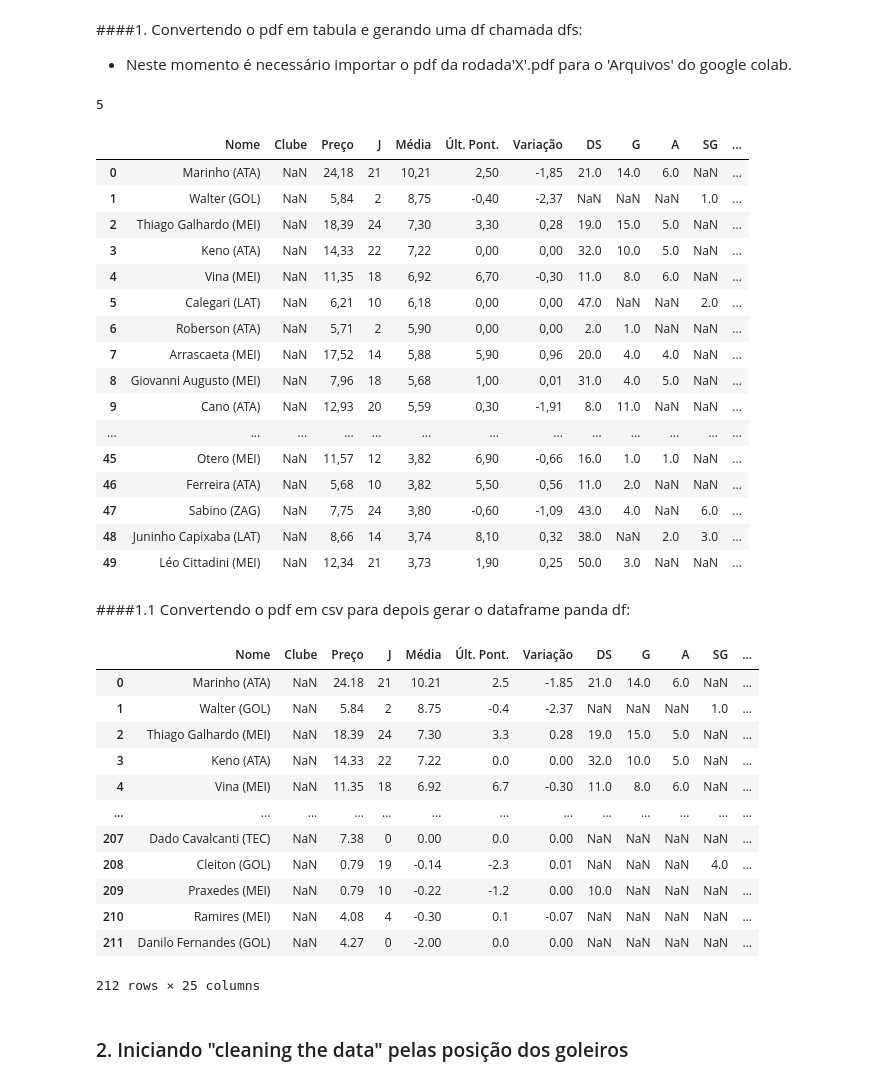
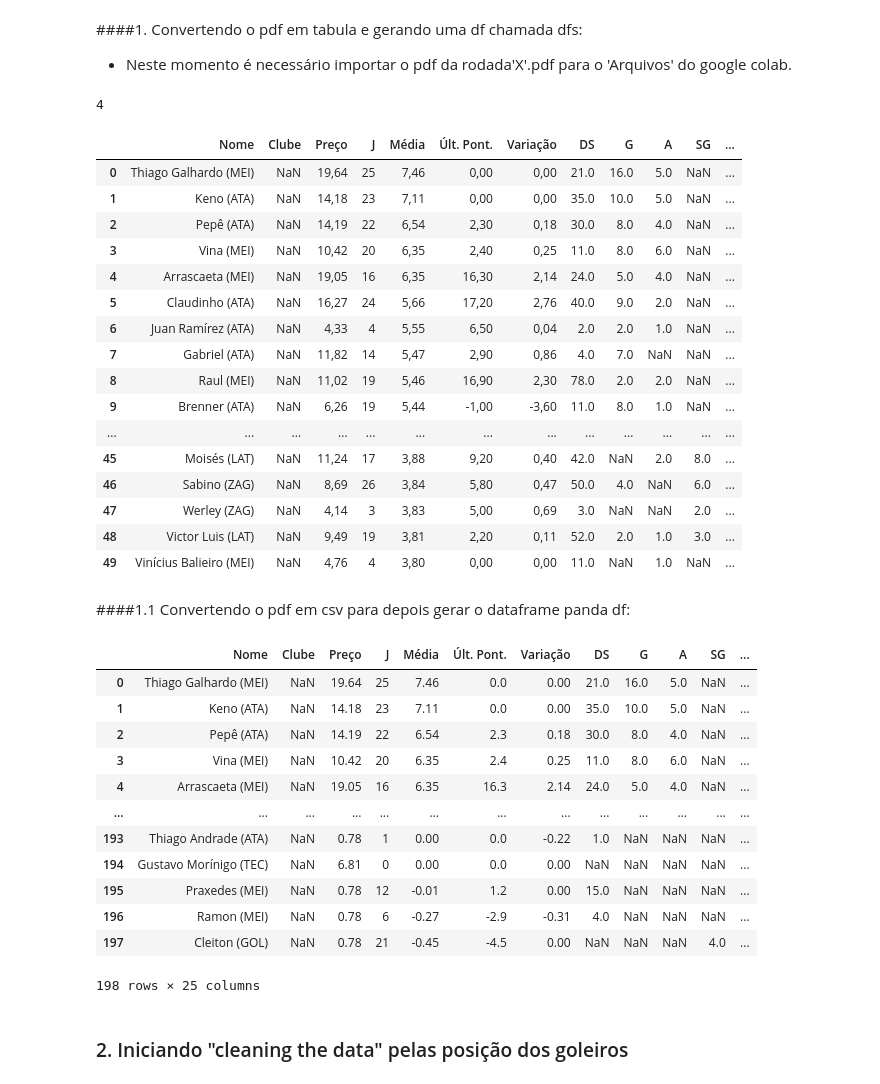
Before and after one commit to guilherme-am/CartolaFC, a Jupyter notebook: Cópia_de_cartolaFC_Escalação_meudataset.ipynb, the cells around one changed output. Drawn from its saved outputs; the diff is of its cells as text; code cells hidden in the pictures.

```diff
--- a/Cópia_de_cartolaFC_Escalação_meudataset.ipynb
+++ b/Cópia_de_cartolaFC_Escalação_meudataset.ipynb
@@ -62,36 +64,36 @@ mac_ver: ('', ('', '', ''), '')
 # %%
 import numpy as np
 import matplotlib.pyplot as plt
 from matplotlib.ticker import StrMethodFormatter
 import pandas as pd
 import tabula
 
 #inserir path do pdf da rodada aqui (rodada'X'.pdf):
-pdf_path = '/content/rodada27.pdf'
+pdf_path = '/content/rodada29.pdf'
 
 dfs = tabula.read_pdf(pdf_path, pages="all")
 # read_pdf returns list of DataFrames
 print(len(dfs))
 dfs[0]
 # %% [output]
-5
+4
 |  | Nome | Clube | Preço | J | Média | Últ. Pont. | Variação | DS | G | A | SG | ... |
-| 0 | Marinho (ATA) | NaN | 24,18 | 21 | 10,21 | 2,50 | -1,85 | 21.0 | 14.0 | 6.0 | NaN | ... |
-| 1 | Walter (GOL) | NaN | 5,84 | 2 | 8,75 | -0,40 | -2,37 | NaN | NaN | NaN | 1.0 | ... |
-| 2 | Thiago Galhardo (MEI) | NaN | 18,39 | 24 | 7,30 | 3,30 | 0,28 | 19.0 | 15.0 | 5.0 | NaN | ... |
-| 3 | Keno (ATA) | NaN | 14,33 | 22 | 7,22 | 0,00 | 0,00 | 32.0 | 10.0 | 5.0 | NaN | ... |
-| 4 | Vina (MEI) | NaN | 11,35 | 18 | 6,92 | 6,70 | -0,30 | 11.0 | 8.0 | 6.0 | NaN | ... |
-| 5 | Calegari (LAT) | NaN | 6,21 | 10 | 6,18 | 0,00 | 0,00 | 47.0 | NaN | NaN | 2.0 | ... |
-| 6 | Roberson (ATA) | NaN | 5,71 | 2 | 5,90 | 0,00 | 0,00 | 2.0 | 1.0 | NaN | NaN | ... |
-| 7 | Arrascaeta (MEI) | NaN | 17,52 | 14 | 5,88 | 5,90 | 0,96 | 20.0 | 4.0 | 4.0 | NaN | ... |
-| 8 | Giovanni Augusto (MEI) | NaN | 7,96 | 18 | 5,68 | 1,00 | 0,01 | 31.0 | 4.0 | 5.0 | NaN | ... |
-| 9 | Cano (ATA) | NaN | 12,93 | 20 | 5,59 | 0,30 | -1,91 | 8.0 | 11.0 | NaN | NaN | ... |
+| 0 | Thiago Galhardo (MEI) | NaN | 19,64 | 25 | 7,46 | 0,00 | 0,00 | 21.0 | 16.0 | 5.0 | NaN | ... |
+| 1 | Keno (ATA) | NaN | 14,18 | 23 | 7,11 | 0,00 | 0,00 | 35.0 | 10.0 | 5.0 | NaN | ... |
+| 2 | Pepê (ATA) | NaN | 14,19 | 22 | 6,54 | 2,30 | 0,18 | 30.0 | 8.0 | 4.0 | NaN | ... |
+| 3 | Vina (MEI) | NaN | 10,42 | 20 | 6,35 | 2,40 | 0,25 | 11.0 | 8.0 | 6.0 | NaN | ... |
+| 4 | Arrascaeta (MEI) | NaN | 19,05 | 16 | 6,35 | 16,30 | 2,14 | 24.0 | 5.0 | 4.0 | NaN | ... |
+| 5 | Claudinho (ATA) | NaN | 16,27 | 24 | 5,66 | 17,20 | 2,76 | 40.0 | 9.0 | 2.0 | NaN | ... |
+| 6 | Juan Ramírez (ATA) | NaN | 4,33 | 4 | 5,55 | 6,50 | 0,04 | 2.0 | 2.0 | 1.0 | NaN | ... |
+| 7 | Gabriel (ATA) | NaN | 11,82 | 14 | 5,47 | 2,90 | 0,86 | 4.0 | 7.0 | NaN | NaN | ... |
+| 8 | Raul (MEI) | NaN | 11,02 | 19 | 5,46 | 16,90 | 2,30 | 78.0 | 2.0 | 2.0 | NaN | ... |
+| 9 | Brenner (ATA) | NaN | 6,26 | 19 | 5,44 | -1,00 | -3,60 | 11.0 | 8.0 | 1.0 | NaN | ... |
 | ... | ... | ... | ... | ... | ... | ... | ... | ... | ... | ... | ... | ... |
-| 45 | Otero (MEI) | NaN | 11,57 | 12 | 3,82 | 6,90 | -0,66 | 16.0 | 1.0 | 1.0 | NaN | ... |
-| 46 | Ferreira (ATA) | NaN | 5,68 | 10 | 3,82 | 5,50 | 0,56 | 11.0 | 2.0 | NaN | NaN | ... |
-| 47 | Sabino (ZAG) | NaN | 7,75 | 24 | 3,80 | -0,60 | -1,09 | 43.0 | 4.0 | NaN | 6.0 | ... |
-| 48 | Juninho Capixaba (LAT) | NaN | 8,66 | 14 | 3,74 | 8,10 | 0,32 | 38.0 | NaN | 2.0 | 3.0 | ... |
-| 49 | Léo Cittadini (MEI) | NaN | 12,34 | 21 | 3,73 | 1,90 | 0,25 | 50.0 | 3.0 | NaN | NaN | ... |
+| 45 | Moisés (LAT) | NaN | 11,24 | 17 | 3,88 | 9,20 | 0,40 | 42.0 | NaN | 2.0 | 8.0 | ... |
+| 46 | Sabino (ZAG) | NaN | 8,69 | 26 | 3,84 | 5,80 | 0,47 | 50.0 | 4.0 | NaN | 6.0 | ... |
+| 47 | Werley (ZAG) | NaN | 4,14 | 3 | 3,83 | 5,00 | 0,69 | 3.0 | NaN | NaN | 2.0 | ... |
+| 48 | Victor Luis (LAT) | NaN | 9,49 | 19 | 3,81 | 2,20 | 0,11 | 52.0 | 2.0 | 1.0 | 3.0 | ... |
+| 49 | Vinícius Balieiro (MEI) | NaN | 4,76 | 4 | 3,80 | 0,00 | 0,00 | 11.0 | NaN | 1.0 | NaN | ... |
 # %% [markdown]
 ####1.1 Convertendo o pdf em csv para depois gerar o dataframe panda df:
 # %%
@@ -106,24 +108,24 @@ from IPython.display import Image, HTML
 # ------- MÉTODO PARA PASSAR TODAS AS 'VÍRGULAS' DO FICHEIRO PARA 'PONTO'----------
 #https://stackoverflow.com/questions/46527743/python-pandas-correct-way-to-change-comma-decimal-to-dot-decimal-in-pandas-data?noredirect=1&lq=1
 
-df = pd.read_csv('scouts-rodada27.csv', quotechar='"', decimal=",")
-df.to_csv('scouts-rodada27.csv', sep=',', encoding='utf-8', quotechar='"', decimal='.')
+df = pd.read_csv('scouts-rodada29.csv', quotechar='"', decimal=",")
+df.to_csv('scouts-rodada29.csv', sep=',', encoding='utf-8', quotechar='"', decimal='.')
 # ---------------------------------------------------------------------------------
 df #os clubes na tabela aparecem como NaN pois na tabela original era uma imagem dos escudos;
 # %% [output]
 |  | Nome | Clube | Preço | J | Média | Últ. Pont. | Variação | DS | G | A | SG | ... |
-| 0 | Marinho (ATA) | NaN | 24.18 | 21 | 10.21 | 2.5 | -1.85 | 21.0 | 14.0 | 6.0 | NaN | ... |
-| 1 | Walter (GOL) | NaN | 5.84 | 2 | 8.75 | -0.4 | -2.37 | NaN | NaN | NaN | 1.0 | ... |
-| 2 | Thiago Galhardo (MEI) | NaN | 18.39 | 24 | 7.30 | 3.3 | 0.28 | 19.0 | 15.0 | 5.0 | NaN | ... |
-| 3 | Keno (ATA) | NaN | 14.33 | 22 | 7.22 | 0.0 | 0.00 | 32.0 | 10.0 | 5.0 | NaN | ... |
-| 4 | Vina (MEI) | NaN | 11.35 | 18 | 6.92 | 6.7 | -0.30 | 11.0 | 8.0 | 6.0 | NaN | ... |
+| 0 | Thiago Galhardo (MEI) | NaN | 19.64 | 25 | 7.46 | 0.0 | 0.00 | 21.0 | 16.0 | 5.0 | NaN | ... |
+| 1 | Keno (ATA) | NaN | 14.18 | 23 | 7.11 | 0.0 | 0.00 | 35.0 | 10.0 | 5.0 | NaN | ... |
+| 2 | Pepê (ATA) | NaN | 14.19 | 22 | 6.54 | 2.3 | 0.18 | 30.0 | 8.0 | 4.0 | NaN | ... |
+| 3 | Vina (MEI) | NaN | 10.42 | 20 | 6.35 | 2.4 | 0.25 | 11.0 | 8.0 | 6.0 | NaN | ... |
+| 4 | Arrascaeta (MEI) | NaN | 19.05 | 16 | 6.35 | 16.3 | 2.14 | 24.0 | 5.0 | 4.0 | NaN | ... |
 | ... | ... | ... | ... | ... | ... | ... | ... | ... | ... | ... | ... | ... |
-| 207 | Dado Cavalcanti (TEC) | NaN | 7.38 | 0 | 0.00 | 0.0 | 0.00 | NaN | NaN | NaN | NaN | ... |
-| 208 | Cleiton (GOL) | NaN | 0.79 | 19 | -0.14 | -2.3 | 0.01 | NaN | NaN | NaN | 4.0 | ... |
-| 209 | Praxedes (MEI) | NaN | 0.79 | 10 | -0.22 | -1.2 | 0.00 | 10.0 | NaN | NaN | NaN | ... |
-| 210 | Ramires (MEI) | NaN | 4.08 | 4 | -0.30 | 0.1 | -0.07 | NaN | NaN | NaN | NaN | ... |
-| 211 | Danilo Fernandes (GOL) | NaN | 4.27 | 0 | -2.00 | 0.0 | 0.00 | NaN | NaN | NaN | NaN | ... |
+| 193 | Thiago Andrade (ATA) | NaN | 0.78 | 1 | 0.00 | 0.0 | -0.22 | 1.0 | NaN | NaN | NaN | ... |
+| 194 | Gustavo Morínigo (TEC) | NaN | 6.81 | 0 | 0.00 | 0.0 | 0.00 | NaN | NaN | NaN | NaN | ... |
+| 195 | Praxedes (MEI) | NaN | 0.78 | 12 | -0.01 | 1.2 | 0.00 | 15.0 | NaN | NaN | NaN | ... |
+| 196 | Ramon (MEI) | NaN | 0.78 | 6 | -0.27 | -2.9 | -0.31 | 4.0 | NaN | NaN | NaN | ... |
+| 197 | Cleiton (GOL) | NaN | 0.78 | 21 | -0.45 | -4.5 | 0.00 | NaN | NaN | NaN | 4.0 | ... |
-212 rows × 25 columns
+198 rows × 25 columns
 # %% [markdown]
 ### 2. Iniciando "cleaning the data" pelas posição dos goleiros
 # %%
```
Also changed, not shown: parts of 8 cells of this notebook.
